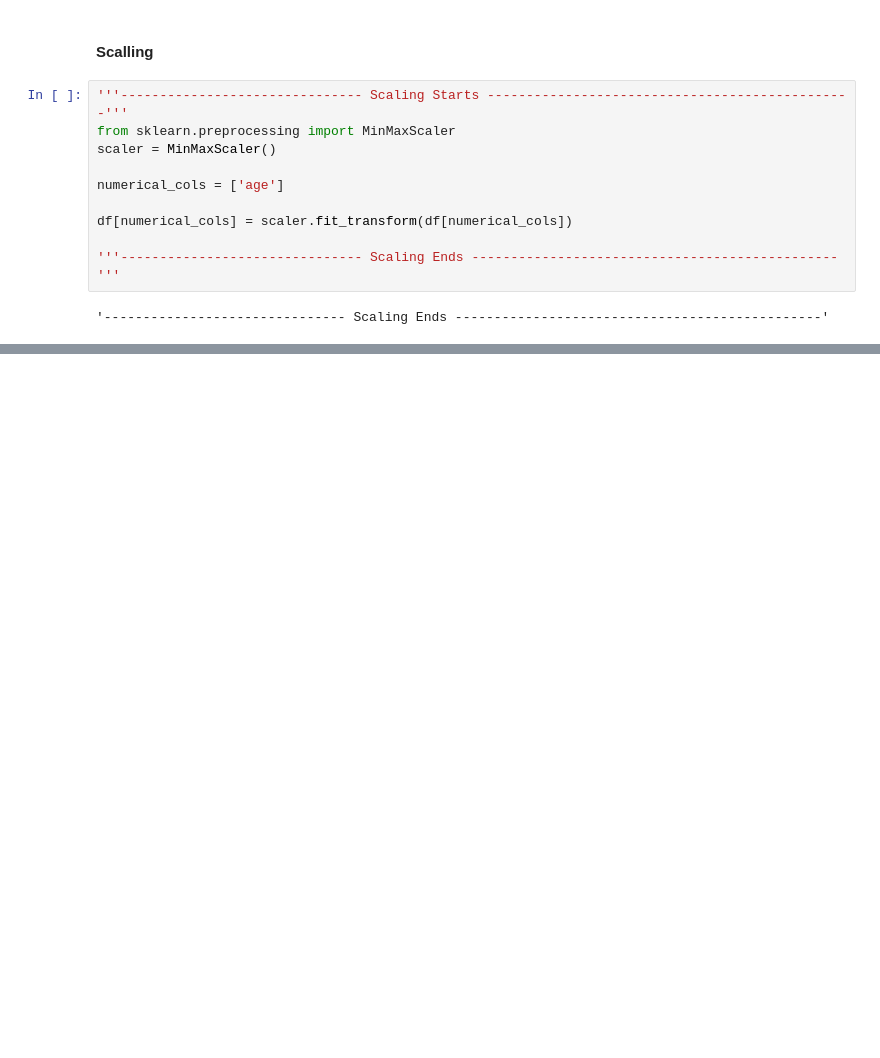
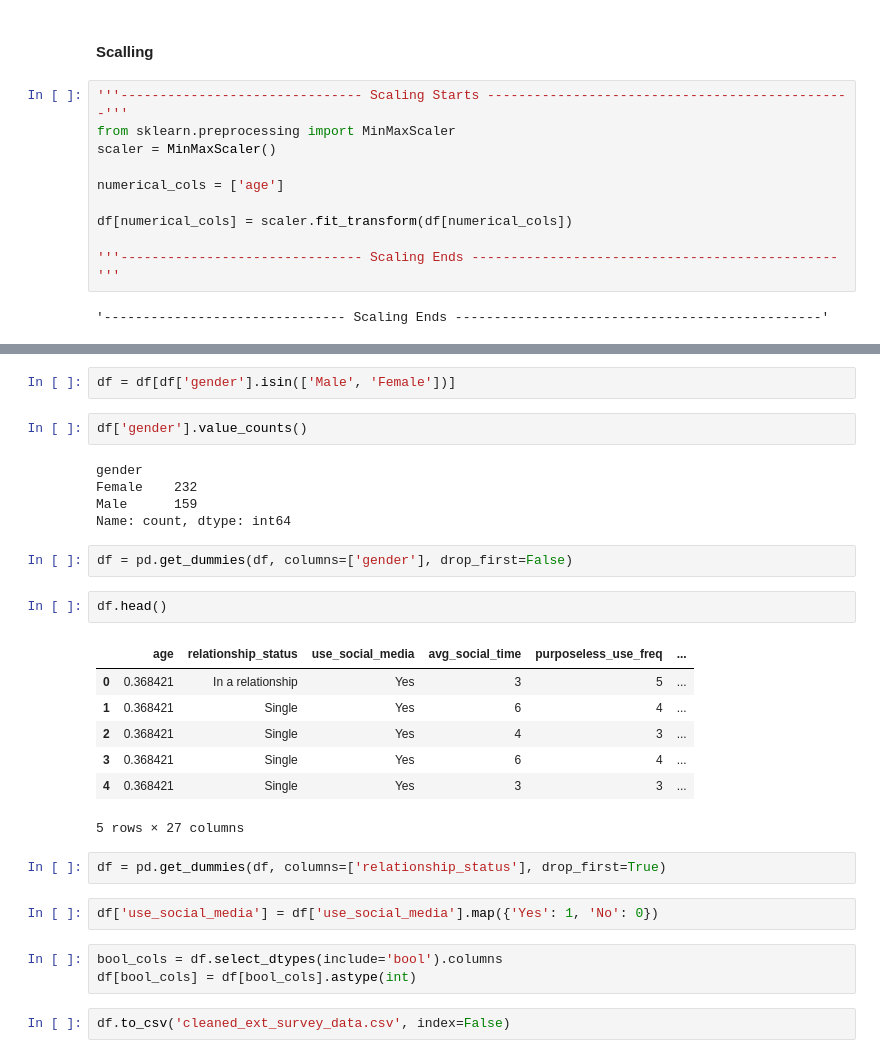
Before and after one commit to HusseinHanafy207/Phone_Addiction_Project, a Jupyter notebook: Ext_survey_preprocess.ipynb, the cells around one changed output, grey strips where cells are left out. Cells and saved outputs as stored; diff of their text form; blank space fills up the shorter version.

```diff
--- a/Ext_survey_preprocess.ipynb
+++ b/Ext_survey_preprocess.ipynb
@@ -240,0 +254,30 @@ df[numerical_cols] = scaler.fit_transform(df[numerical_cols])
+# %%
+df = df[df['gender'].isin(['Male', 'Female'])]
+# %%
+df['gender'].value_counts()
+# %% [output]
+gender
+Female    232
+Male      159
+Name: count, dtype: int64
+# %%
+df = pd.get_dummies(df, columns=['gender'], drop_first=False)
+# %%
+df.head()
+# %% [output]
+|  | age | relationship_status | use_social_media | avg_social_time | purposeless_use_freq | ... |
+| 0 | 0.368421 | In a relationship | Yes | 3 | 5 | ... |
+| 1 | 0.368421 | Single | Yes | 6 | 4 | ... |
+| 2 | 0.368421 | Single | Yes | 4 | 3 | ... |
+| 3 | 0.368421 | Single | Yes | 6 | 4 | ... |
+| 4 | 0.368421 | Single | Yes | 3 | 3 | ... |
+5 rows × 27 columns
+# %%
+df = pd.get_dummies(df, columns=['relationship_status'], drop_first=True)
+# %%
+df['use_social_media'] = df['use_social_media'].map({'Yes': 1, 'No': 0})
+# %%
+bool_cols = df.select_dtypes(include='bool').columns
+df[bool_cols] = df[bool_cols].astype(int)
+# %%
+df.to_csv('cleaned_ext_survey_data.csv', index=False)
```
Also changed, not shown: parts of 2 cells of this notebook, 1 other file.
